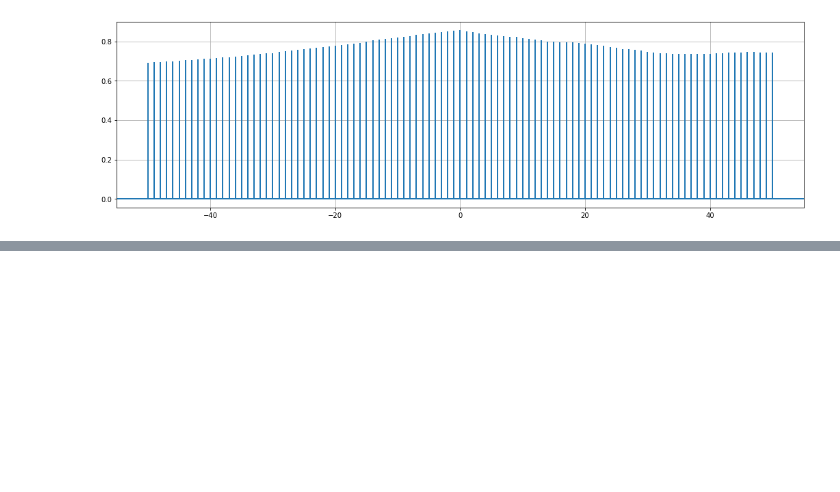
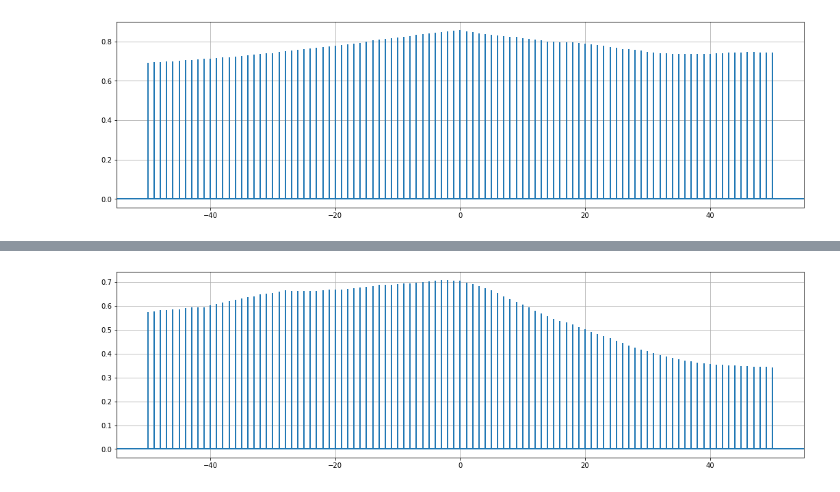
Before and after one commit to roldanjrgl/bds_green_investing, a Jupyter notebook: correlation_and_lag_analysis/sentiment_lag_analysis/lag_analysis_sentiment_stock_prices_all_companies.ipynb, the cells around one changed output, grey strips where cells are left out. Drawn from its saved outputs; the diff is of its cells as text; code cells hidden in the pictures; blank space fills up the shorter version.

```diff
--- a/correlation_and_lag_analysis/sentiment_lag_analysis/lag_analysis_sentiment_stock_prices_all_companies.ipynb
+++ b/correlation_and_lag_analysis/sentiment_lag_analysis/lag_analysis_sentiment_stock_prices_all_companies.ipynb
@@ -26,3 +71,8 @@ first_solar.dropna(inplace=True)
+# %%
+sunrun = pd.DataFrame(weekly_compound_sentiment['sunrun'])
+sunrun = pd.merge(sunrun, weekly_close_price['RUN'], how='left', left_on=['Year-Week'], right_on=['Year-Week'])
+sunrun.rename(columns={"sunrun":"Compound Sentiment","RUN":"close"}, inplace=True)
+sunrun.dropna(inplace=True)
 # %% [markdown]
 # Lag Analysis
 ----
@@ -38,0 +93,4 @@ plot_cross_correlation(first_solar)
+# %%
+plot_cross_correlation(sunrun)
+# %% [output]
+[figure, added]
```
Also changed, not shown: parts of 7 cells of this notebook.
